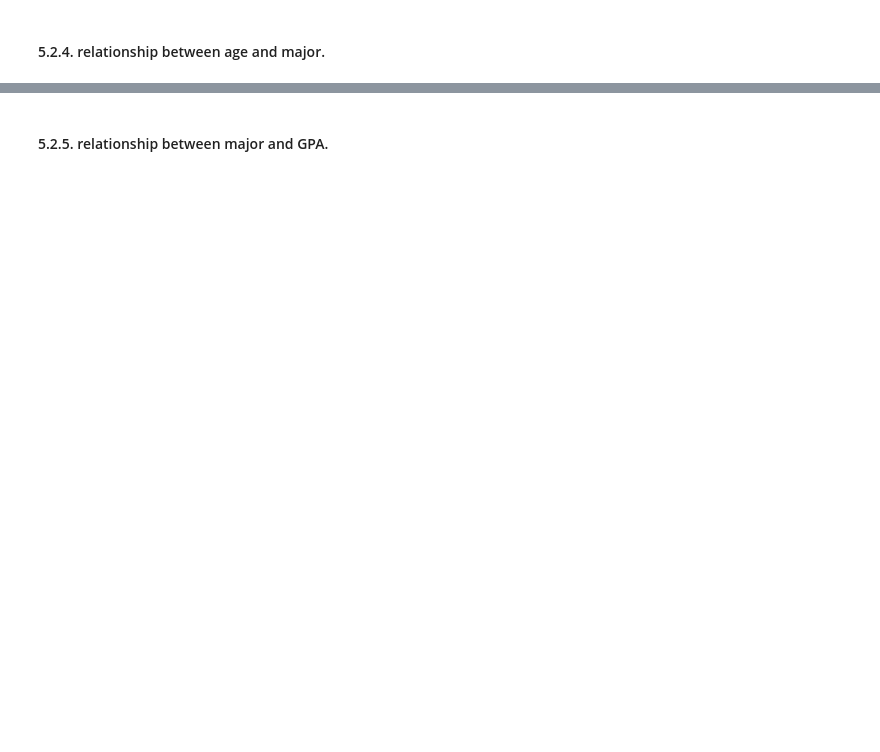
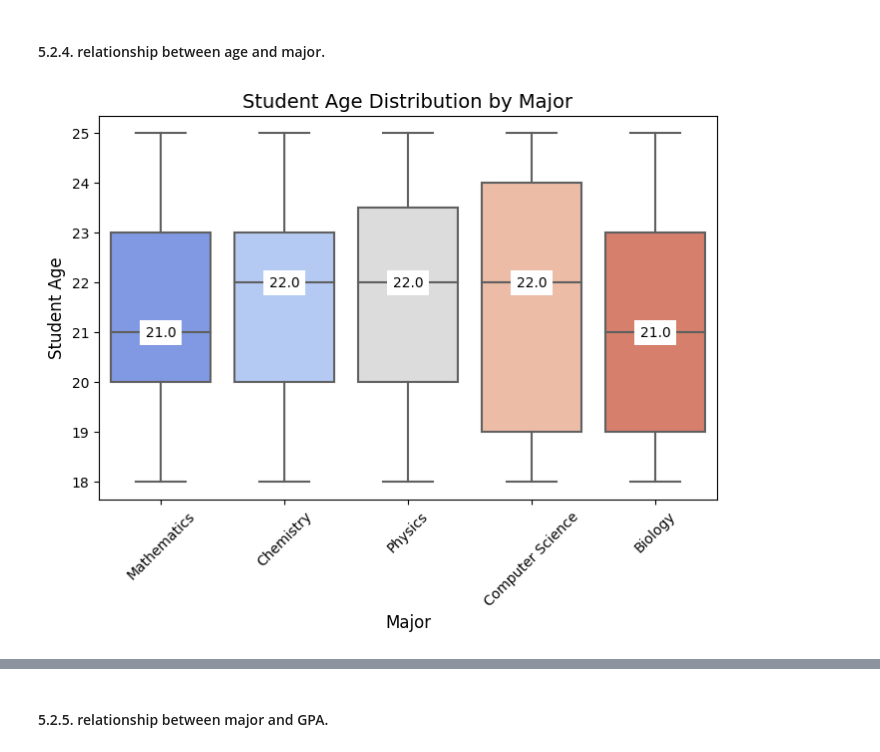
Before and after one commit to hagoog/student_information_EDA, a Jupyter notebook: student-information-eda.ipynb, the cells around one changed output, grey strips where cells are left out. Saved outputs shown, nothing was run; the diff lists cells and outputs as text; code cells hidden in the pictures; blank space fills up the shorter version.

```diff
--- a/student-information-eda.ipynb
+++ b/student-information-eda.ipynb
@@ -607,2 +639,32 @@ plt.show()
 # %% [markdown]
 #### 5.2.4. relationship between age and major.
+# %%
+# Create the Boxplot
+plt.figure(figsize=(8, 5))
+boxplot = sns.boxplot(x='major', y='student_age', data=df, palette='coolwarm')
+
+# Add labels to the median
+for i, major in enumerate(df['major'].unique()):
+    # Filter the data for the current major
+    median_value = df[df['major'] == major]['student_age'].median()
+
+    # Find the position of the median on the plot
+    plt.text(
+        x=i,
+        y=median_value,
+        s=f'{median_value:.1f}',  # Label for the median
+        color='black',
+        ha='center',
+        va='center',
+        fontsize=10,
+        bbox=dict(facecolor='white', edgecolor='none')
+    )
+
+# Formatting the plot
+plt.title('Student Age Distribution by Major', fontsize=14)
+plt.xlabel('Major', fontsize=12)
+plt.ylabel('Student Age', fontsize=12)
+plt.xticks(rotation=45)
+plt.show()
+# %% [output]
+[figure, added]
```
Also changed, not shown: parts of 18 cells of this notebook.
